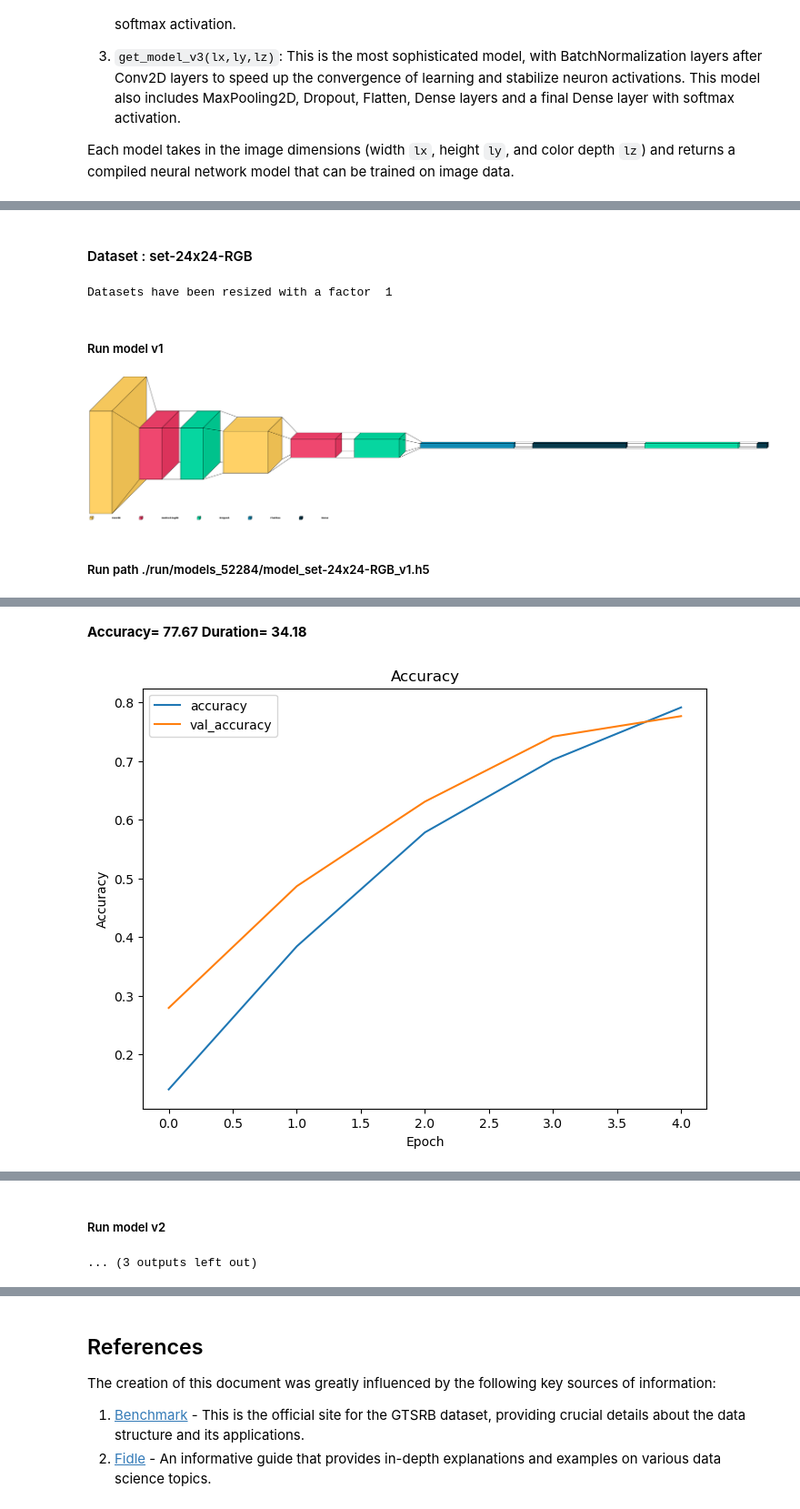
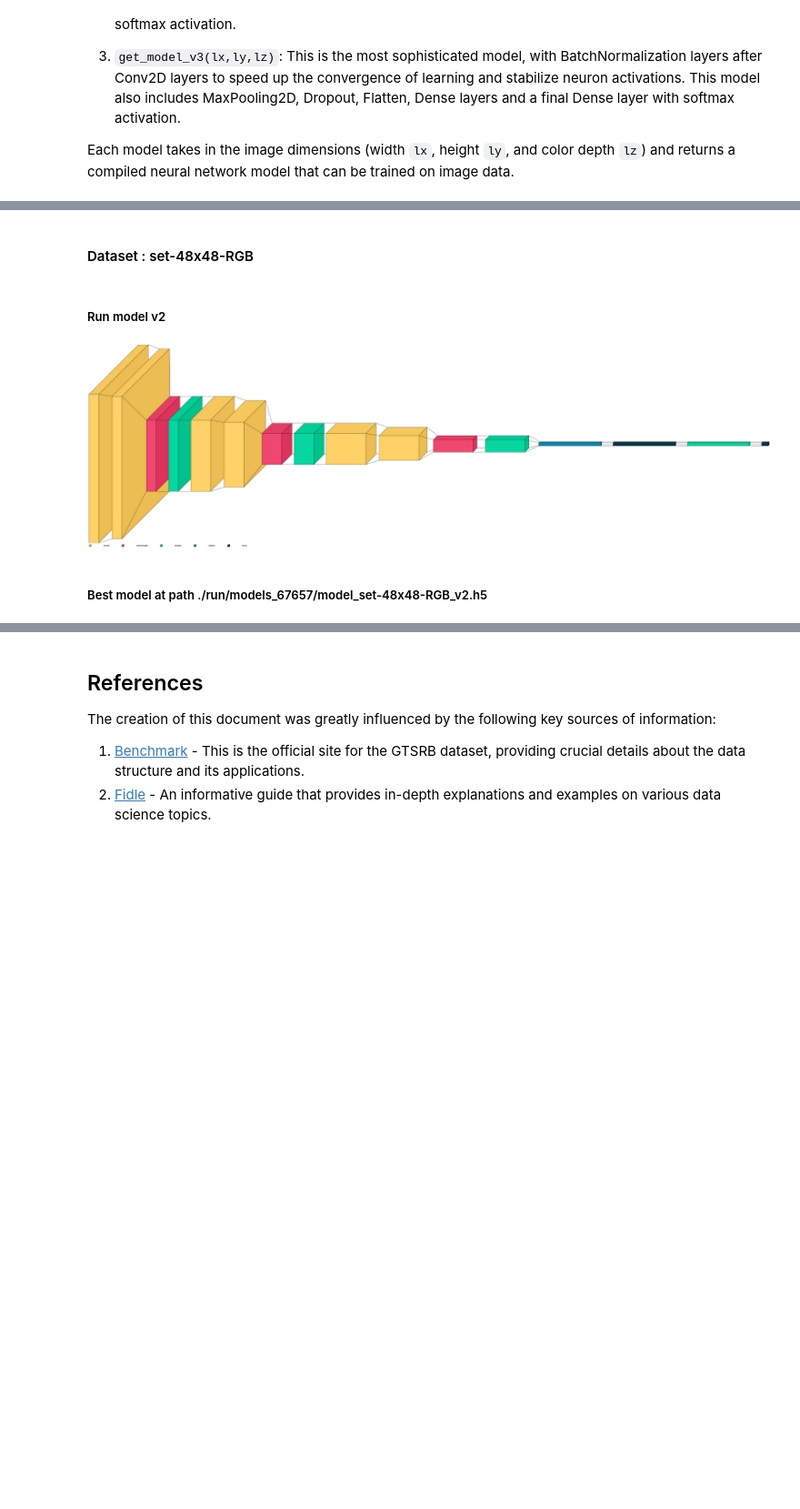
Before and after one commit to YanSte/CNN-CV-GTSRB-Classification, a Jupyter notebook: cnn-gtsrb-classification-with-cnn.ipynb, the cells around one changed output, grey strips where cells are left out. Shown at 91% size. Drawn from its saved outputs; the diff is of its cells as text; code cells hidden in the pictures; blank space fills up the shorter version.

```diff
--- a/cnn-gtsrb-classification-with-cnn.ipynb
+++ b/cnn-gtsrb-classification-with-cnn.ipynb
@@ -1143,49 +1196,35 @@ def multi_run(
 # %%
-# ---- Data augmentation or not
-#
+# Data augmentation or not
+# ----
 if with_datagen :
-    datagen = keras.preprocessing.image.ImageDataGenerator(featurewise_center=False,
-                                                           featurewise_std_normalization=False,
-                                                           width_shift_range=0.1,
-                                                           height_shift_range=0.1,
-                                                           zoom_range=0.2,
-                                                           shear_range=0.1,
-                                                           rotation_range=10.)
+    datagen = keras.preprocessing.image.ImageDataGenerator(
+            featurewise_center=False,
+            featurewise_std_normalization=False,
+            width_shift_range=0.1,
+            height_shift_range=0.1,
+            zoom_range=0.2,
+            shear_range=0.1,
+            rotation_range=10.
+    )
+
 else:
     datagen=None
 
-# ---- Run
-#
-output = multi_run(
-    data_output_dir,
-    datasets,
-    models,
-    datagen       = datagen,
-    scale         = scale,
-    batch_size    = batch_size,
-    epochs        = epochs,
-    verbosity = verbosity,
-    tag_id        = tag_id
-)
-
-# ---- Save report
-#
-report={}
-print(output)
-report['output']=output
-report['description'] = f'scale={scale} batch_size={batch_size} epochs={epochs} data_aug={with_datagen}'
-
-report_name=f'{run_dir}/report_{tag_id}.json'
-
-with open(report_name, 'w') as file:
-    json.dump(report, file, indent=4)
-
-print('\nReport saved as ',report_name)
-
-print('-'*59)
+# Run
+# ----
+best_model = multi_run(
+                data_output_dir,
+                datasets,
+                models,
+                datagen,
+                scale,
+                batch_size,
+                epochs,
+                verbosity,
+                tag_id
+            )
 # %% [output]
-#### Dataset : set-24x24-RGB
+#### Dataset : set-48x48-RGB
-Datasets have been resized with a factor  1
-#####     Run model v1
+#####     Run model v2
-[figure, old version]
+[figure, new version]
-#####     Run path ./run/models_52284/model_set-24x24-RGB_v1.h5
+#####     Best model at path ./run/models_67657/model_set-48x48-RGB_v2.h5
@@ -1202,2 +1230,0 @@ Epoch 5/5
-**Accuracy=  77.67    Duration=  34.18**
-[figure, removed]
@@ -1207,2 +1230,0 @@ Epoch 5/5
-#####     Run model v2
-... (3 outputs left out)
```
Also changed, not shown: parts of 20 cells of this notebook.
